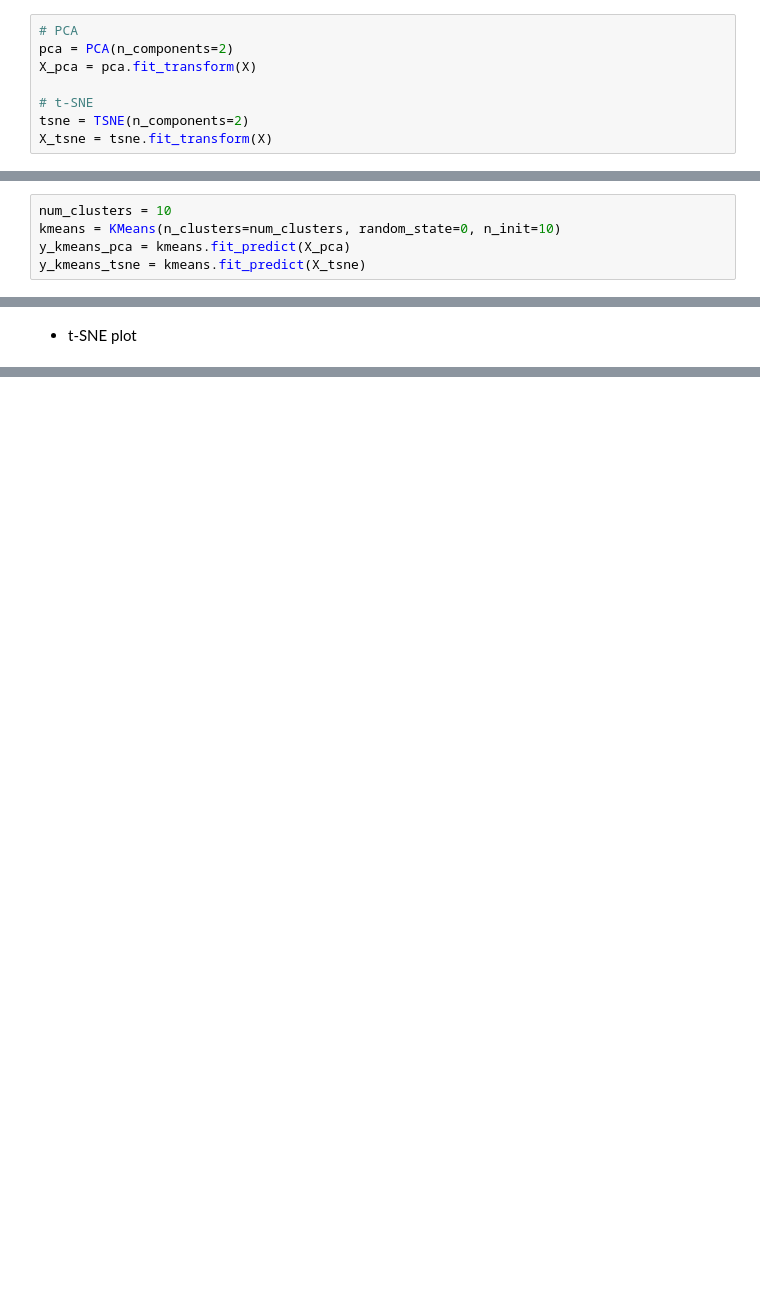
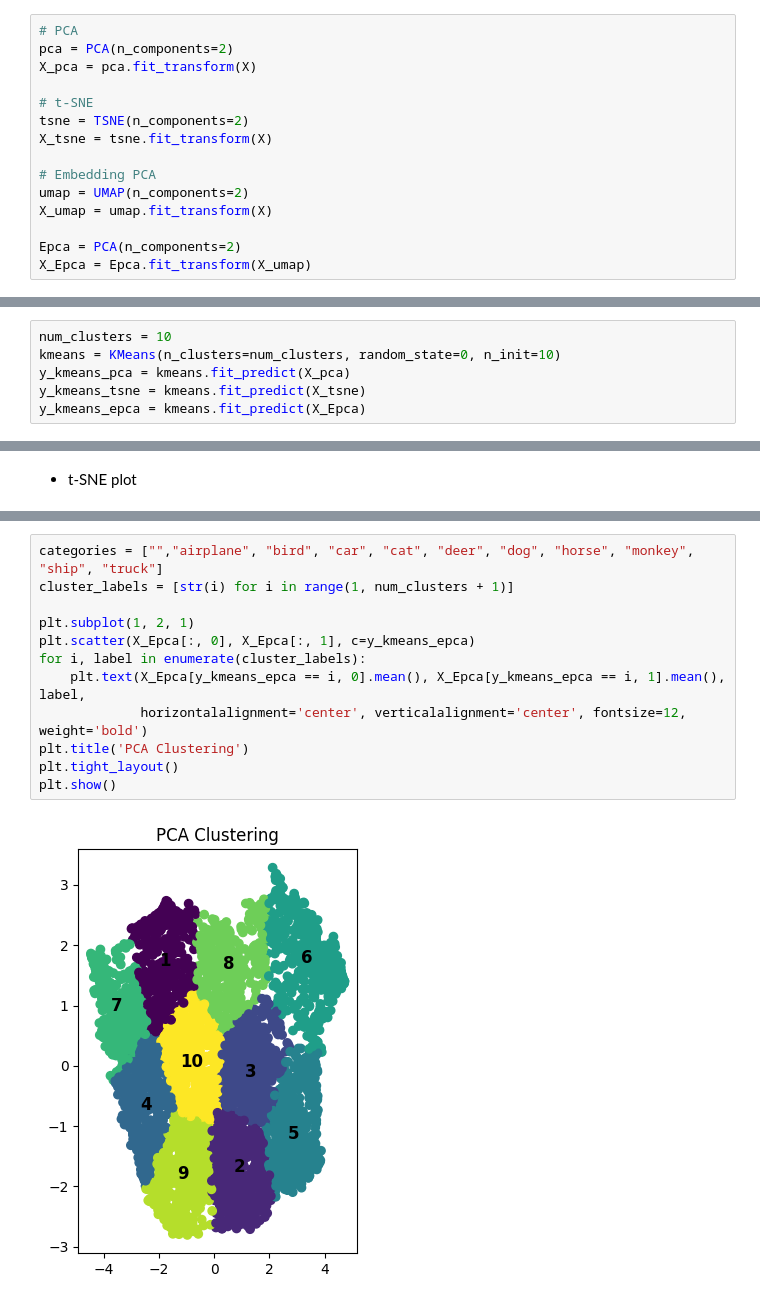
Before and after one commit to Enzoc30/Labo3ML, a Jupyter notebook: lab3_6.ipynb, the cells around one changed output, grey strips where cells are left out. Drawn from its saved outputs; the diff is of its cells as text; blank space fills up the shorter version.

Commit message:
K-means EPCA

```diff
--- a/lab3_6.ipynb
+++ b/lab3_6.ipynb
@@ -40,6 +41,13 @@ X_pca = pca.fit_transform(X)
 # t-SNE
 tsne = TSNE(n_components=2)
 X_tsne = tsne.fit_transform(X)
+
+# Embedding PCA
+umap = UMAP(n_components=2)
+X_umap = umap.fit_transform(X)
+
+Epca = PCA(n_components=2)
+X_Epca = Epca.fit_transform(X_umap)
 # %% [markdown]
 - k-Means
 # %%
@@ -47,6 +55,7 @@ num_clusters = 10
 kmeans = KMeans(n_clusters=num_clusters, random_state=0, n_init=10)
 y_kmeans_pca = kmeans.fit_predict(X_pca)
 y_kmeans_tsne = kmeans.fit_predict(X_tsne)
+y_kmeans_epca = kmeans.fit_predict(X_Epca)
 # %% [markdown]
 - PCA plot
 # %%
@@ -79,0 +91,14 @@ plt.show()
+# %%
+categories = ["","airplane", "bird", "car", "cat", "deer", "dog", "horse", "monkey", "ship", "truck"]
+cluster_labels = [str(i) for i in range(1, num_clusters + 1)]
+
+plt.subplot(1, 2, 1)
+plt.scatter(X_Epca[:, 0], X_Epca[:, 1], c=y_kmeans_epca)
+for i, label in enumerate(cluster_labels):
+    plt.text(X_Epca[y_kmeans_epca == i, 0].mean(), X_Epca[y_kmeans_epca == i, 1].mean(), label,
+             horizontalalignment='center', verticalalignment='center', fontsize=12, weight='bold')
+plt.title('PCA Clustering')
+plt.tight_layout()
+plt.show()
+# %% [output]
+[figure, added]
```
Also changed, not shown: parts of 4 cells of this notebook.
